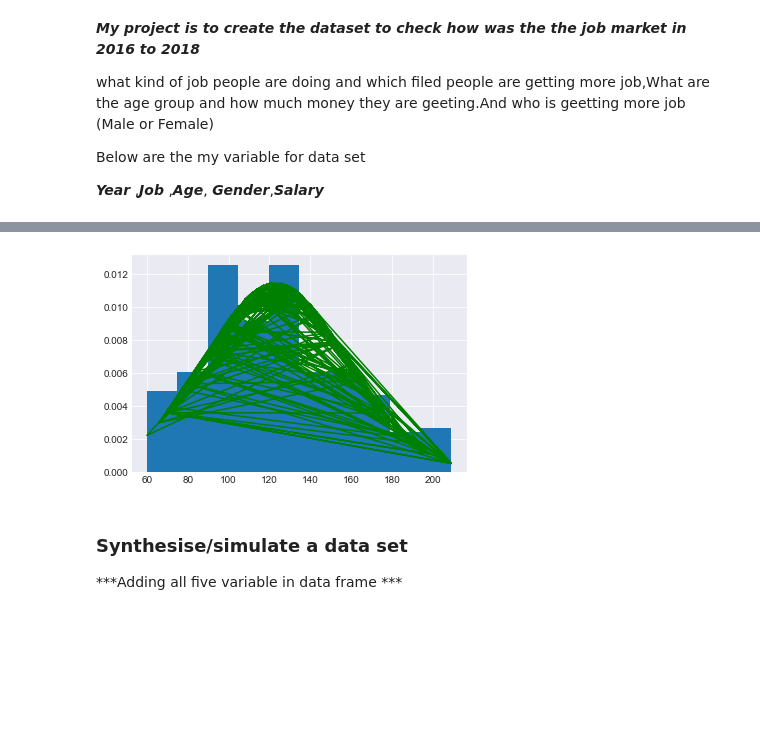
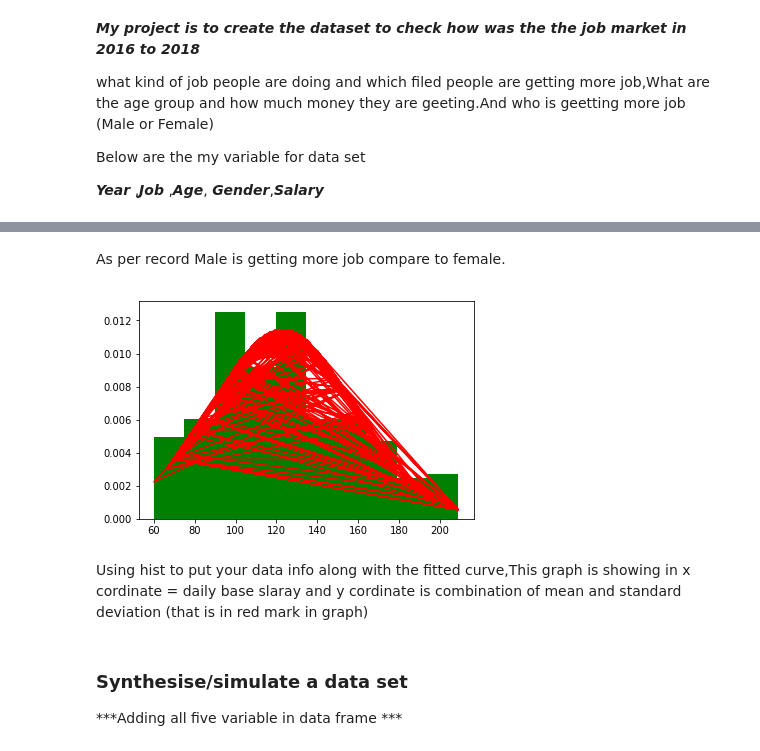
Before and after one commit to G00364769/Project_Programming-for-Data-Analysis, a Jupyter notebook: Project.ipynb, the cells around one changed output, grey strips where cells are left out. Drawn from its saved outputs; the diff is of its cells as text; code cells hidden in the pictures; blank space fills up the shorter version.

Commit message:
3d graph

```diff
--- a/Project.ipynb
+++ b/Project.ipynb
@@ -76,3 +78,5 @@ plt.show()
+# %% [markdown]
+As per record Male is getting more job compare to female.
 # %%
 # Creating Fifth variable (Salary)
 #same set of numbers will appear every time
@@ -84,12 +88,15 @@ money=np.random.randint(10,20,N)
 Salary=hours*money
 #Salary
 # %%
+#specifies the mean (Salary),specifies the standard deviation(salary) .
 fit = stats.norm.pdf(Salary, np.mean(Salary), np.std(Salary))##this is a fitting indeed
-plt.plot(Salary,fit,'-g')
-plt.hist(Salary,normed=True) # #use this to draw histogram of your data
+plt.plot(Salary,fit,'-r')
+plt.hist(Salary,normed=True,color = 'g') # #use this to draw histogram of your data
 plt.show()
 # %% [output]
-[figure, old version]
+[figure, new version]
+# %% [markdown]
+Using hist to put your data info along with the fitted curve,This graph is showing in x cordinate = daily base slaray and y cordinate is combination of mean and standard deviation (that is in red mark in graph)
 # %% [markdown]
 ### Synthesise/simulate a data set
 
```
Also changed, not shown: parts of 14 cells of this notebook.
